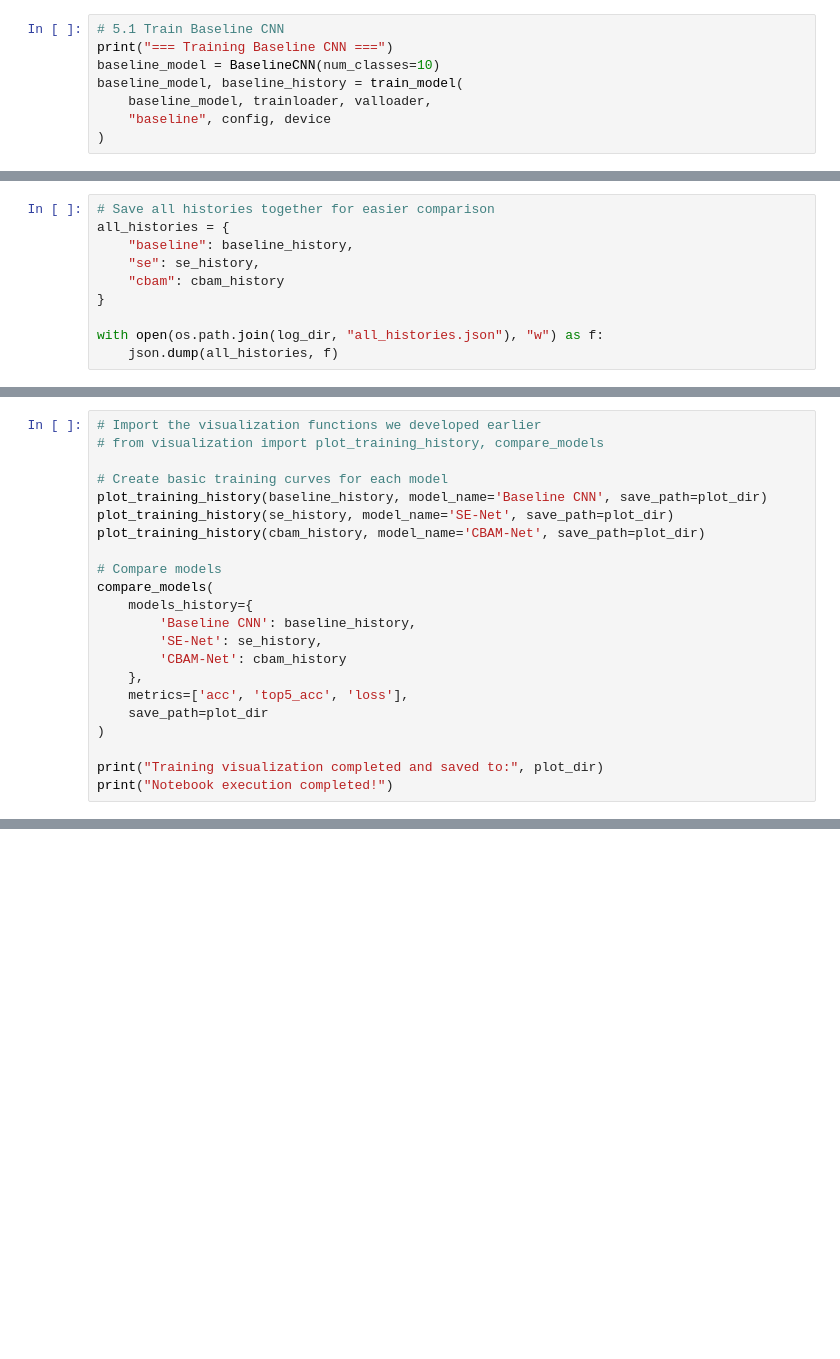
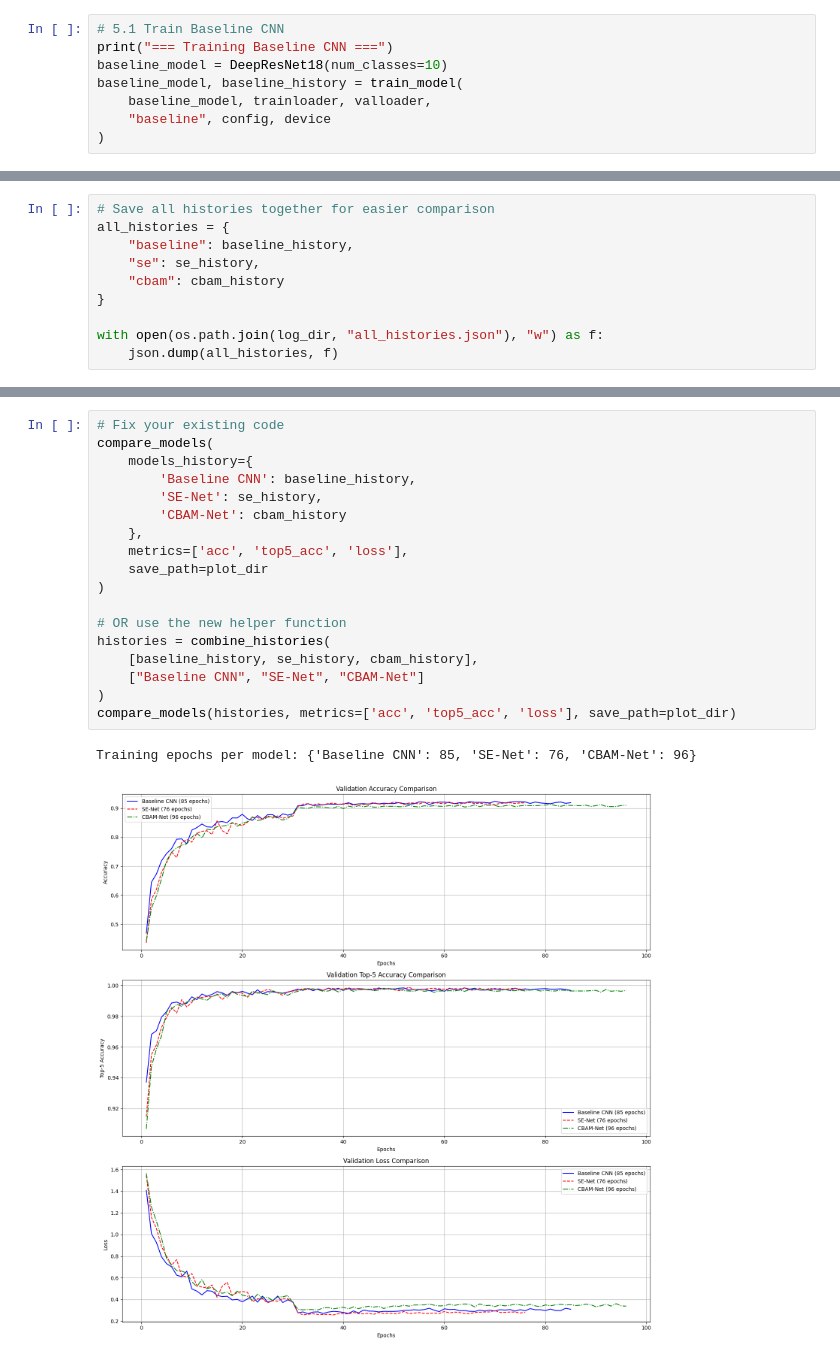
Before and after one commit to greyluo/cogs181-final-project, a Jupyter notebook: 03-model-training.ipynb, the cells around one changed output, grey strips where cells are left out. Saved outputs shown, nothing was run; the diff lists cells and outputs as text; blank space fills up the shorter version.

```diff
--- a/03-model-training.ipynb
+++ b/03-model-training.ipynb
@@ -400,7 +827,7 @@ def train_model(model, train_loader, val_loader, model_name, config, device):
 # %%
 # 5.1 Train Baseline CNN
 print("=== Training Baseline CNN ===")
-baseline_model = BaselineCNN(num_classes=10)
+baseline_model = DeepResNet18(num_classes=10)
 baseline_model, baseline_history = train_model(
     baseline_model, trainloader, valloader,
     "baseline", config, device
@@ -900,22 +1101,0 @@ def compare_models(models_history, metrics=['acc', 'top5_acc', 'loss'], save_pat
-# %%
-# Import the visualization functions we developed earlier
-# from visualization import plot_training_history, compare_models
-
-# Create basic training curves for each model
-plot_training_history(baseline_history, model_name='Baseline CNN', save_path=plot_dir)
-plot_training_history(se_history, model_name='SE-Net', save_path=plot_dir)
-plot_training_history(cbam_history, model_name='CBAM-Net', save_path=plot_dir)
-
-# Compare models
-compare_models(
-    models_history={
-        'Baseline CNN': baseline_history,
-        'SE-Net': se_history,
-        'CBAM-Net': cbam_history
-    },
-    metrics=['acc', 'top5_acc', 'loss'],
-    save_path=plot_dir
-)
-
-print("Training visualization completed and saved to:", plot_dir)
-print("Notebook execution completed!")
@@ -927,0 +1498,21 @@ ValueError: x and y must have same first dimension, but have shapes (50,) and (3
+# %%
+# Fix your existing code
+compare_models(
+    models_history={
+        'Baseline CNN': baseline_history,
+        'SE-Net': se_history,
+        'CBAM-Net': cbam_history
+    },
+    metrics=['acc', 'top5_acc', 'loss'],
+    save_path=plot_dir
+)
+
+# OR use the new helper function
+histories = combine_histories(
+    [baseline_history, se_history, cbam_history],
+    ["Baseline CNN", "SE-Net", "CBAM-Net"]
+)
+compare_models(histories, metrics=['acc', 'top5_acc', 'loss'], save_path=plot_dir)
+# %% [output]
+Training epochs per model: {'Baseline CNN': 85, 'SE-Net': 76, 'CBAM-Net': 96}
+[figure, added]
```
Also changed, not shown: parts of 17 cells of this notebook, 21 other files.
